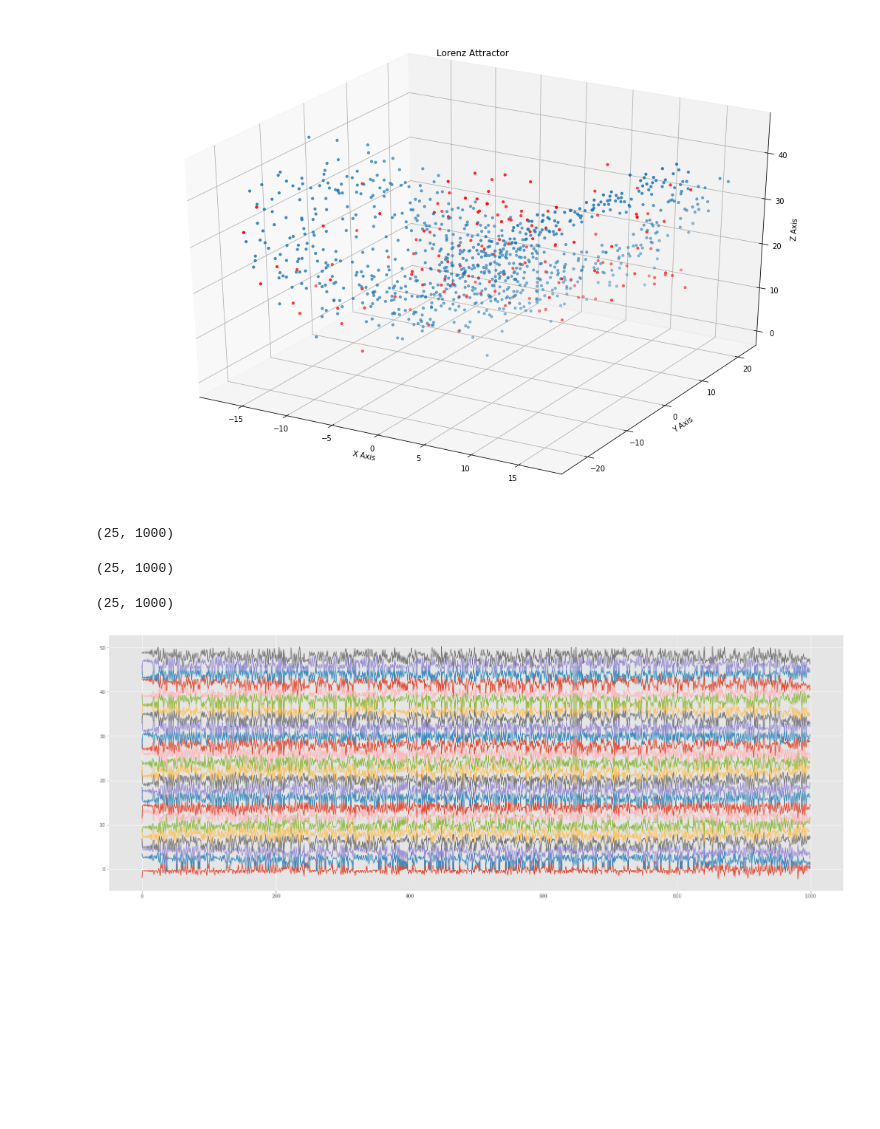
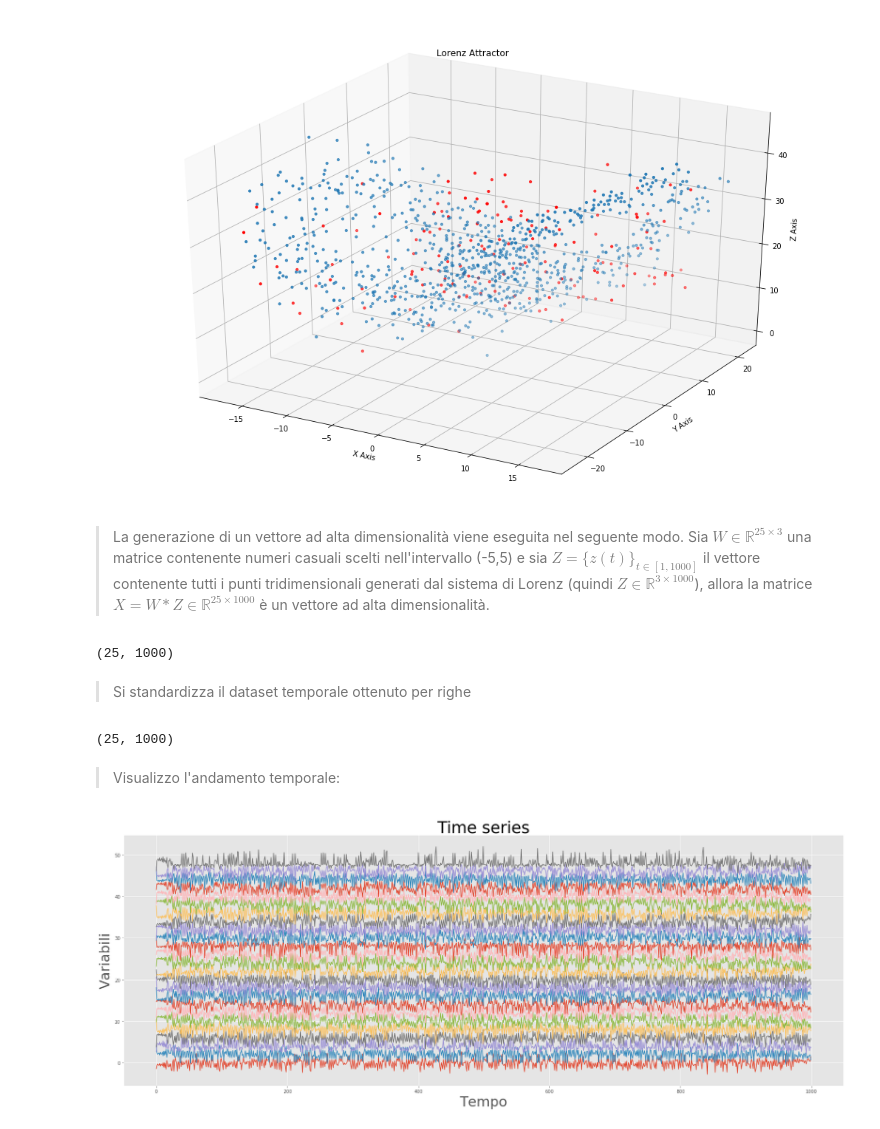
Before and after one commit to matteoghera/MASL_project_2019, a Jupyter notebook: progetto/artificial_data_generaration.ipynb, the cells around one changed output. Drawn from its saved outputs; the diff is of its cells as text; code cells hidden in the pictures; blank space fills up the shorter version.

```diff
--- a/progetto/artificial_data_generaration.ipynb
+++ b/progetto/artificial_data_generaration.ipynb
@@ -65,3 +73,8 @@ Path('/home/ec2-user/SageMaker/MASL_project_2019/data/lorenz_system.csv')
 # %%
 z[850:]=np.flip(z[850:])
 lorenz_system[:, 2]=z
+# %%
+label = np.zeros(1000, dtype='int').reshape(1000,1)
+# %%
+for i in np.arange(850,1000):
+    label[i] = 1
@@ -79,6 +94,8 @@ zx.set_title("Lorenz Attractor")
 plt.show()
 # %% [output]
 [figure]
+# %% [markdown]
+>La generazione di un vettore ad alta dimensionalità viene eseguita nel seguente modo. Sia $W\in\mathbb{R}^{25\times3}$ una matrice contenente numeri casuali scelti nell'intervallo (-5,5) e sia $Z=\{z(t)\}_{t \in [1,1000]}$ il vettore contenente tutti i punti tridimensionali generati dal sistema di Lorenz (quindi $Z\in\mathbb{R}^{3\times1000}$), allora la matrice $X=W*Z\in\mathbb{R}^{25\times1000}$ è un vettore ad alta dimensionalità.
 # %%
 W=np.random.rand(25,3)
 W*=10
@@ -87,6 +104,8 @@ X=np.dot(W,np.transpose(lorenz_system))
 X.shape
 # %% [output]
 (25, 1000)
+# %% [markdown]
+>Si standardizza il dataset temporale ottenuto per righe
 # %%
 SC = StandardScaler()
 lorenz_std = np.transpose(SC.fit_transform(np.transpose(X)))
@@ -96,18 +113,19 @@ print(lorenz_std.shape)# fai standardizz per colonne
 # %% [output]
 (25, 1000)
+# %% [markdown]
+>Visualizzo l'andamento temporale:
+# %%
+with plt.style.context('ggplot'):
+    plt.figure(figsize=(28,10))
+    plt.title("Time series", size=35)
+    plt.xlabel("Tempo", size=30)
+    plt.ylabel("Variabili", size = 30)
+    for i in np.arange(0,25):
+        plt.plot(time_points, lorenz_std[i,:]+i*2)
+# %% [output]
+[figure, added]
 # %%
-#lorenz_std_DF = pd.DataFrame(np.transpose(lorenz_std)) #trasponi la standd
-#SC = StandardScaler()
-#lorenz_std = SC.fit_transform(lorenz_df)
+lorenz_std_DF = pd.DataFrame(lorenz_std).T #trasponi la standd
 #lorenz_std_DF = pd.DataFrame(data=lorenz_std_DF)
-#lorenz_std_DF = lorenz_std_DF.to_csv(DATA_DIR /'lorenz_system_std.csv', index=False)
-lorenz_std.shape
+lorenz_std_DF['label'] = label
+lorenz_std_DF = lorenz_std_DF.to_csv(DATA_DIR /'lorenz_system_std.csv', index=False)
-# %% [output]
-(25, 1000)
-# %%
-with plt.style.context('ggplot'):
-    plt.figure(figsize=(28,10))
-    for i in np.arange(0,25):
-        plt.plot(time_points, lorenz_std[i,:]+i*2)
-# %% [output]
-[figure, removed]
```
Also changed, not shown: parts of 13 cells of this notebook, 18 other files.
